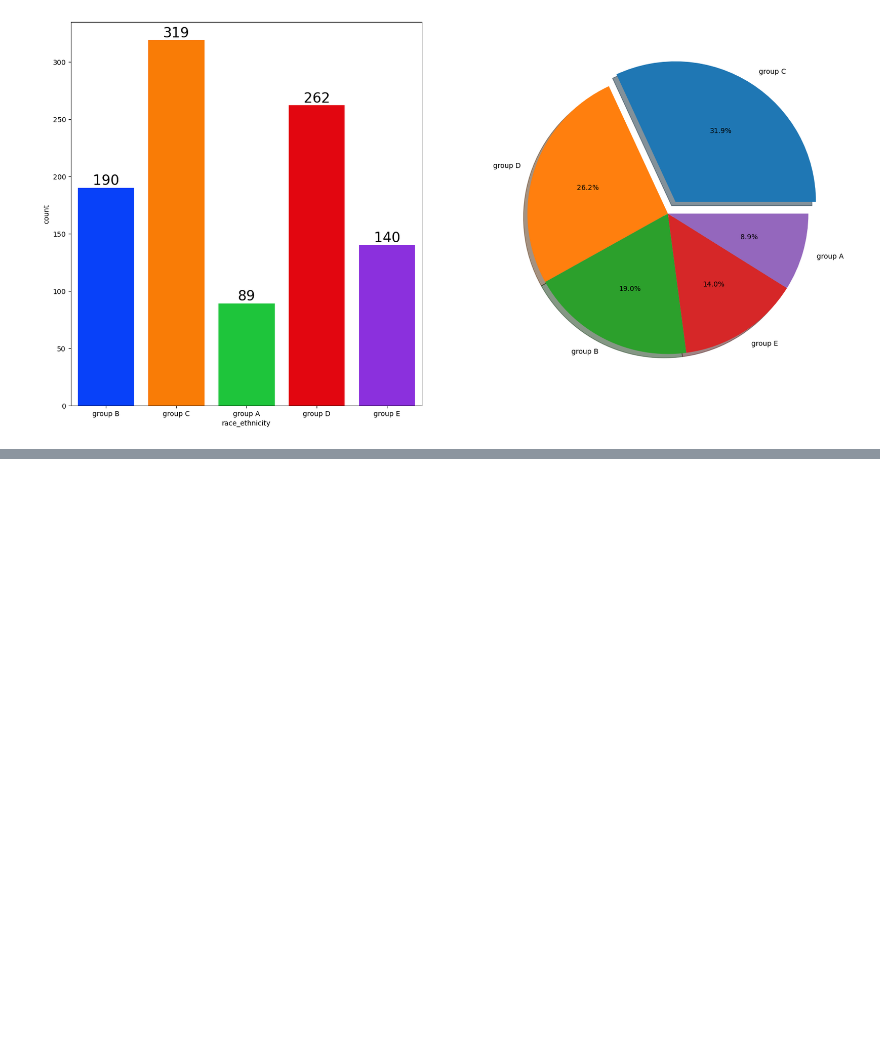
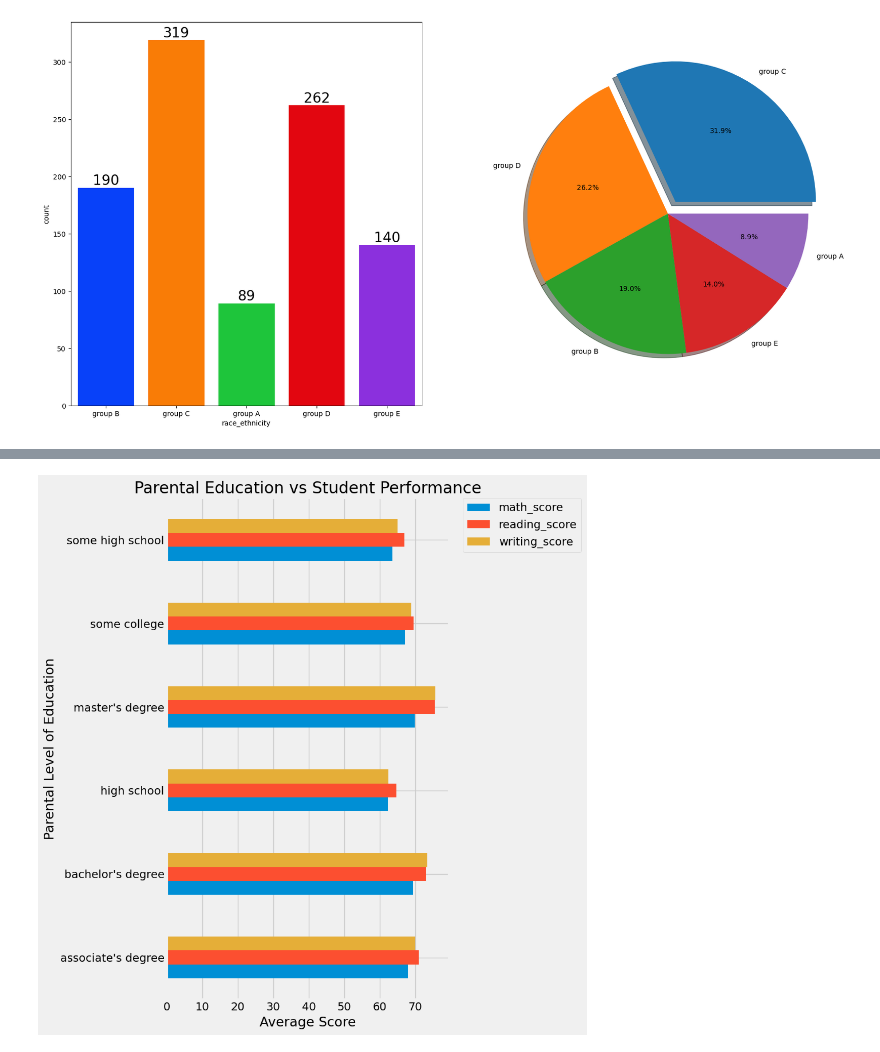
Before and after one commit to Hayfa0729/ML_PROJECT-1, a Jupyter notebook: notebook/1. EDA STUDENT PERFORMANCE.ipynb, the cells around one changed output, grey strips where cells are left out. Cells and saved outputs as stored; diff of their text form; code cells hidden in the pictures; blank space fills up the shorter version.

```diff
--- a/notebook/1. EDA STUDENT PERFORMANCE.ipynb
+++ b/notebook/1. EDA STUDENT PERFORMANCE.ipynb
@@ -671,0 +770,19 @@ plt.show()
+# %%
+df.groupby('parental_level_of_education').mean(numeric_only=True).plot(
+    kind='barh',
+    figsize=(10, 10)
+)
+
+plt.legend(
+    bbox_to_anchor=(1.05, 1),
+    loc=2,
+    borderaxespad=0.
+)
+
+plt.xlabel('Average Score')
+plt.ylabel('Parental Level of Education')
+plt.title('Parental Education vs Student Performance')
+plt.tight_layout()
+plt.show()
+# %% [output]
+[figure, added]
```
Also changed, not shown: parts of 17 cells of this notebook, 2 other files.
